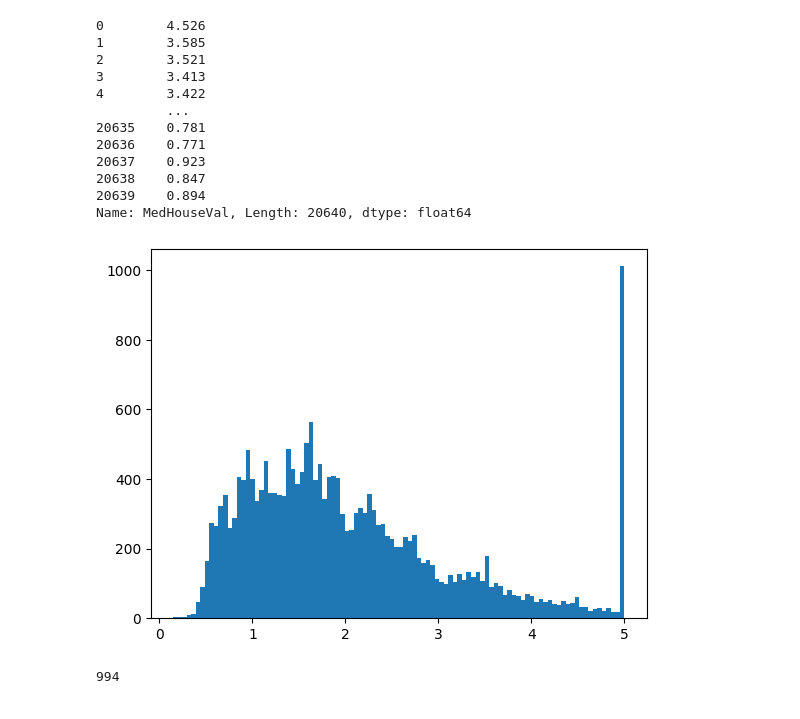
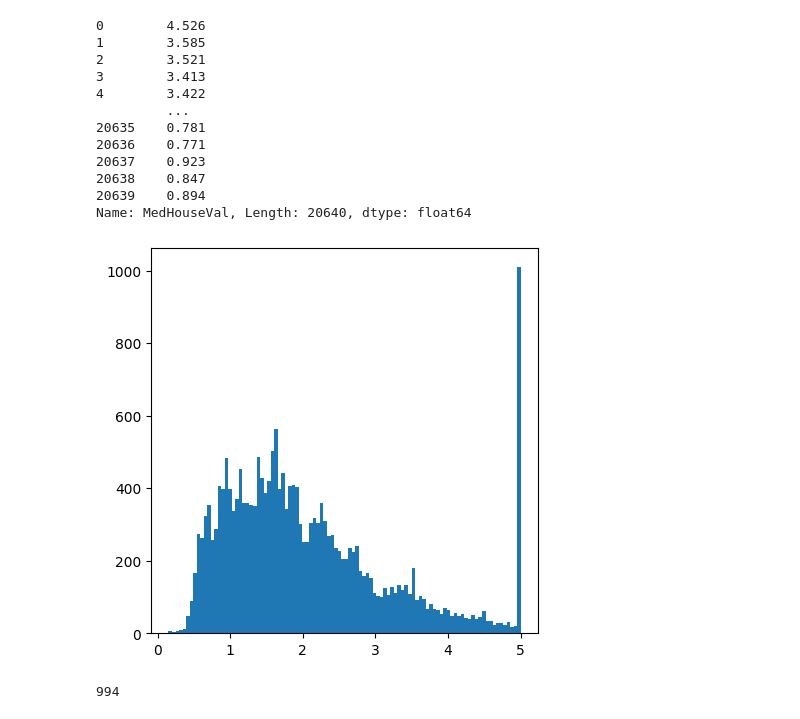
Before and after one commit to Yuyang-Yao/Math_-5750_Project1, a Jupyter notebook: project1.ipynb, the cells around one changed output. Cells and saved outputs as stored; diff of their text form; code cells hidden in the pictures.

```diff
--- a/project1.ipynb
+++ b/project1.ipynb
@@ -67,10 +71,11 @@ Name: MedHouseVal, Length: 20640, dtype: float64
 # %%
 y_df=pd.DataFrame(y)
 # %%
+plt.rcParams['figure.figsize'] = (5, 5)
 plt.hist(y, bins=100)
 plt.show()
 # %% [output]
-[figure, old version]
+[figure, new version]
 # %%
 number_of_in_bin_approches_5 = sum(1 for x in y_df['MedHouseVal'] if (x <= 5.01) and (x >=4.99))
 print(number_of_in_bin_approches_5 )
```
Also changed, not shown: parts of 16 cells of this notebook.
